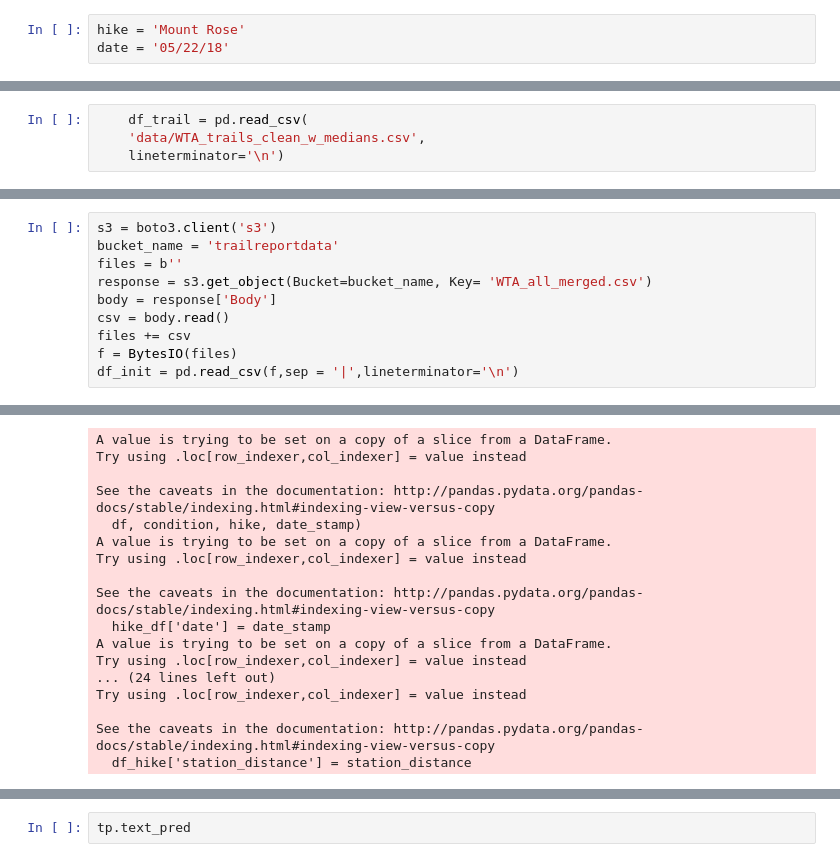
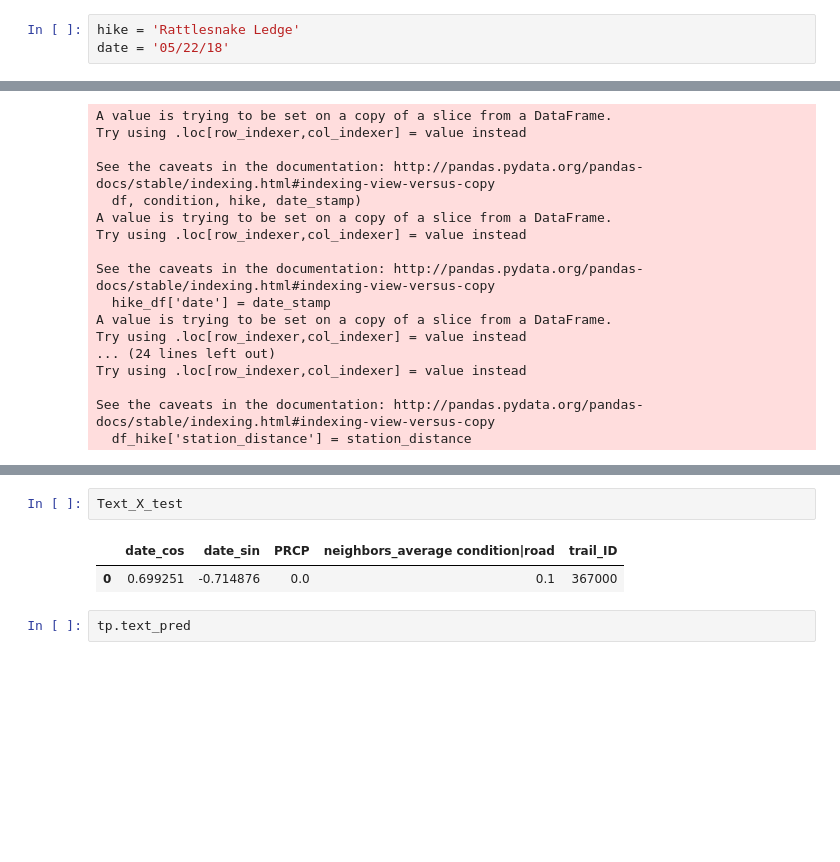
Before and after one commit to huddlestona/Trail_Report, a Jupyter notebook: bug_fix_final_model.ipynb, the cells around one changed output, grey strips where cells are left out. Cells and saved outputs as stored; diff of their text form; blank space fills up the shorter version.

Commit message:
fix text print

```diff
--- a/bug_fix_final_model.ipynb
+++ b/bug_fix_final_model.ipynb
@@ -4,5 +8,5 @@ import pandas as pd
 # %%
-hike = 'Mount Rose'
+hike = 'Rattlesnake Ledge'
 date = '05/22/18'
 # %%
 df_init, df_trail, weather, weather_dist = load_databases()
@@ -18,7 +23,3 @@ df_trail.head()
-# %%
-    df_trail = pd.read_csv(
-    'data/WTA_trails_clean_w_medians.csv',
-    lineterminator='\n')
 # %%
 hike_df = df_trail.loc[df_trail['hike_name'] == 'Jackita Ridge']
 # %%
@@ -27,16 +28,6 @@ hike_df
 |  | Unnamed: 0 | Coast | Dogs not allowed | Established campsites | Fall foilage | Good for kids | Lakes | ... |
 | 2677 | 181 | 0 | 0 | 0 | 0 | 0 | 0 | ... |
 1 rows × 95 columns
-# %%
-s3 = boto3.client('s3')
-bucket_name = 'trailreportdata'
-files = b''
-response = s3.get_object(Bucket=bucket_name, Key= 'WTA_all_merged.csv')
-body = response['Body']
-csv = body.read()
-files += csv
-f = BytesIO(files)
-df_init = pd.read_csv(f,sep = '|',lineterminator='\n')
 # %%
 df_init
 # %% [output]
@@ -119,3 +245,8 @@ tp.predict_text(Text_X_test)
+# %%
+Text_X_test
+# %% [output]
+|  | date_cos | date_sin | PRCP | neighbors_average condition|road | trail_ID |
+| 0 | 0.699251 | -0.714876 | 0.0 | 0.1 | 367000 |
 # %%
 tp.text_pred
 # %% [output]
```
Also changed, not shown: parts of 25 cells of this notebook, 4 other files.
